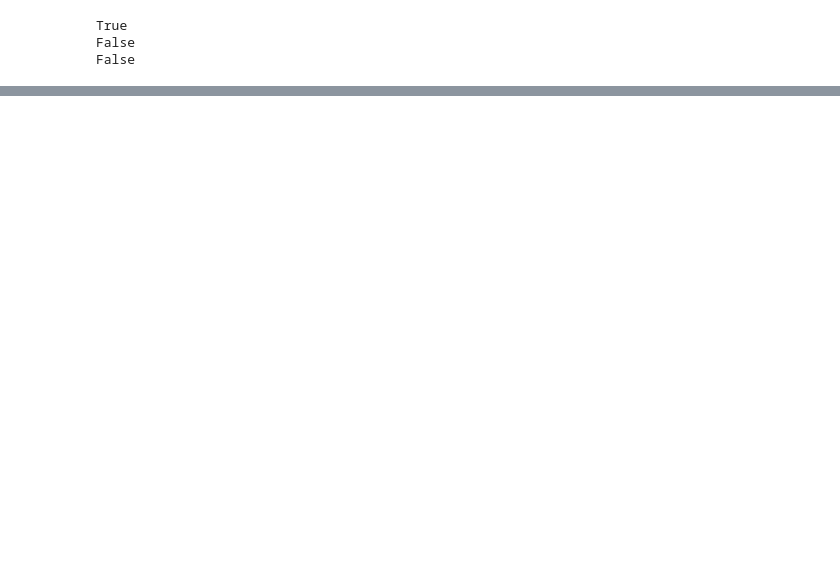
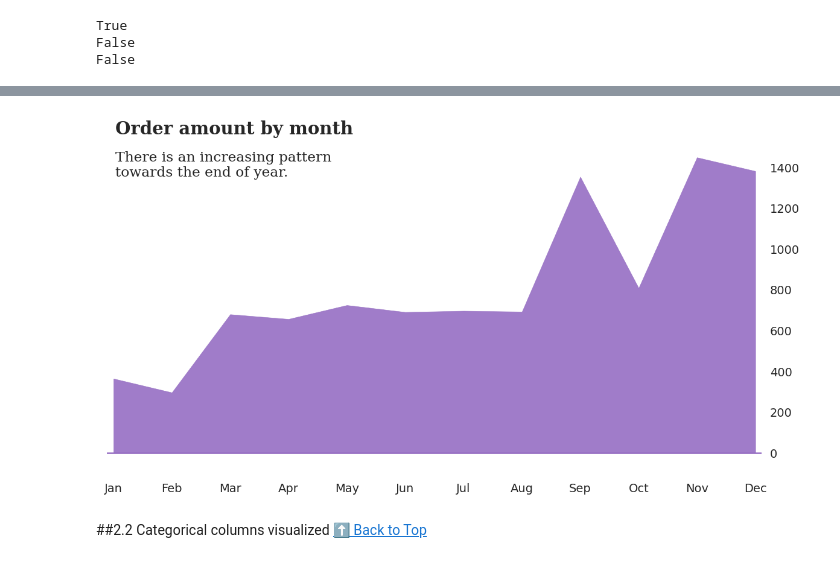
Before and after one commit to nika-va/Superstore-dataset-analysis, a Jupyter notebook: superstore_sales.ipynb, the cells around one changed output, grey strips where cells are left out. Cells and saved outputs as stored; diff of their text form; code cells hidden in the pictures; blank space fills up the shorter version.

```diff
--- a/superstore_sales.ipynb
+++ b/superstore_sales.ipynb
@@ -200,0 +248,17 @@ Name: Order Date, Length: 1230, dtype: int64
+# %%
+month_order = ['Jan',
+ 'Feb',
+ 'Mar',
+ 'Apr',
+ 'May',
+ 'Jun',
+ 'Jul',
+ 'Aug',
+ 'Sep',
+ 'Oct',
+ 'Nov',
+ 'Dec']
+month_count = df['Order Date'].dt.month_name().str[:3].value_counts().reset_index().rename(columns={'index': 'month', 'Order Date': 'count'})
+month_count['month'] = pd.Categorical(month_count['month'], categories=month_order, ordered=True)
+month_count = month_count.sort_values('month')
+month_count
@@ -200,0 +279,24 @@ Name: Order Date, Length: 1230, dtype: int64
+# %%
+
+fig, ax = plt.subplots(1, 1, figsize=(10,5))
+
+ax.fill_between(month_count['month'], 0, month_count['count'], label=month_count['month'],alpha=0.9, color=colors[2])
+# plt.plot(month_count['month'], month_count['count'], linewidth=3, color='#7883CC')
+ax.yaxis.tick_right()
+for s in ['top', 'right','bottom','left']:
+    ax.spines[s].set_visible(False)
+
+fig.text(0.135, 0.9, 'Order amount by month', fontsize=15, fontweight='bold', fontfamily='serif')
+fig.text(0.135, 0.8,
+"""There is an increasing pattern
+towards the end of year.""", fontsize=12, fontweight='light', fontfamily='serif');
+ax.axhline(y = 0, color = colors[2], linewidth = 1.3)
+ax.margins(x=0.01)
+ax.tick_params(axis='y', which=u'both',length=0)
+plt.show()
+# %% [output]
+[figure, added]
+# %% [markdown]
+##2.2 Categorical columns visualized
+<a name = "2.2"></a>
+[⬆ Back to Top](#top)
```
Also changed, not shown: parts of 35 cells of this notebook.
